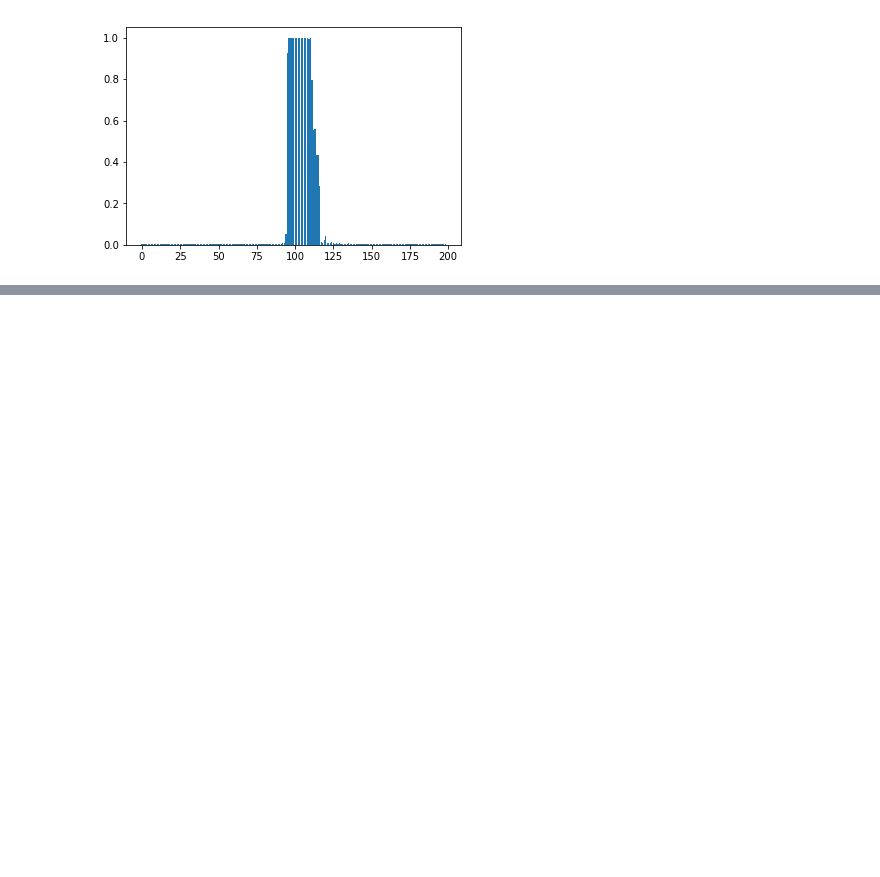
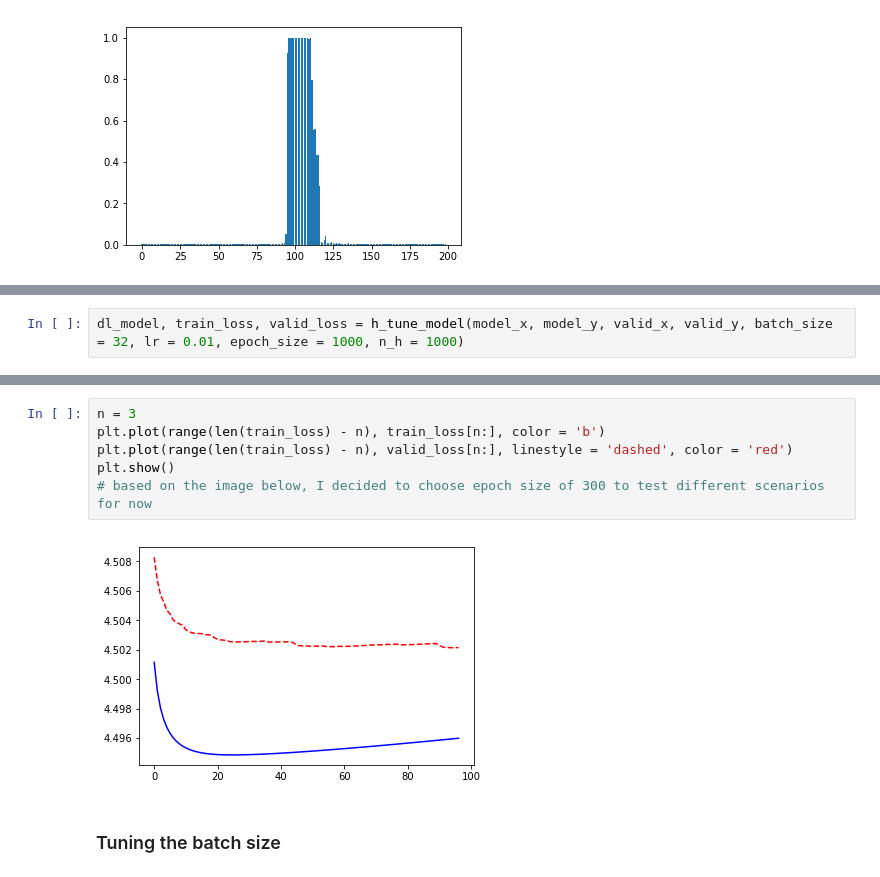
Before and after one commit to ejahanpour/NFL_prediction_Repo, a Jupyter notebook: models/Dl_to_submit.ipynb, the cells around one changed output, grey strips where cells are left out. Cells and saved outputs as stored; diff of their text form; blank space fills up the shorter version.

Commit message:
added the hyper tuning part to the model

```diff
--- a/models/Dl_to_submit.ipynb
+++ b/models/Dl_to_submit.ipynb
@@ -193,0 +235,2 @@ plt.show()
+# %%
+dl_model, train_loss, valid_loss = h_tune_model(model_x, model_y, valid_x, valid_y, batch_size = 32, lr = 0.01, epoch_size = 1000, n_h = 1000)
@@ -193,0 +248,10 @@ plt.show()
+# %%
+n = 3
+plt.plot(range(len(train_loss) - n), train_loss[n:], color = 'b')
+plt.plot(range(len(train_loss) - n), valid_loss[n:], linestyle = 'dashed', color = 'red')
+plt.show()
+# based on the image below, I decided to choose epoch size of 300 to test different scenarios for now
+# %% [output]
+[figure, added]
+# %% [markdown]
+### Tuning the batch size
```
Also changed, not shown: parts of 9 cells of this notebook.
